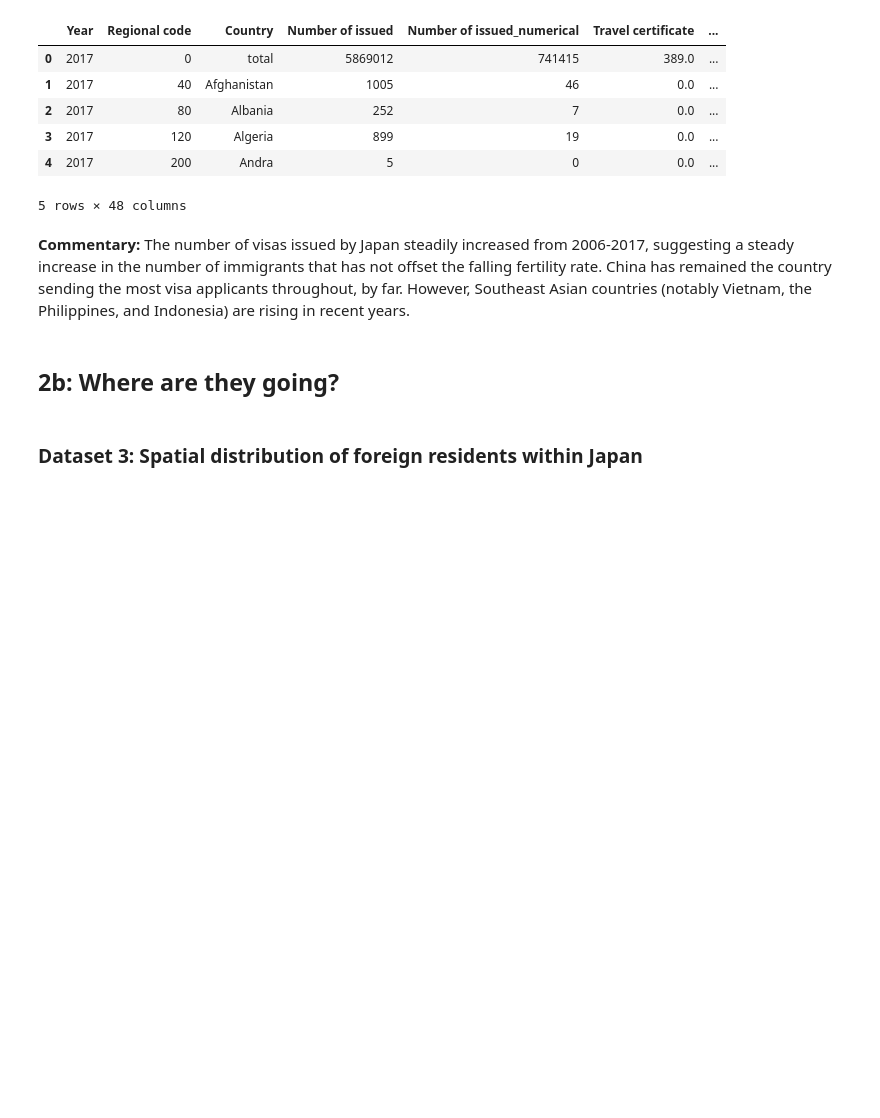
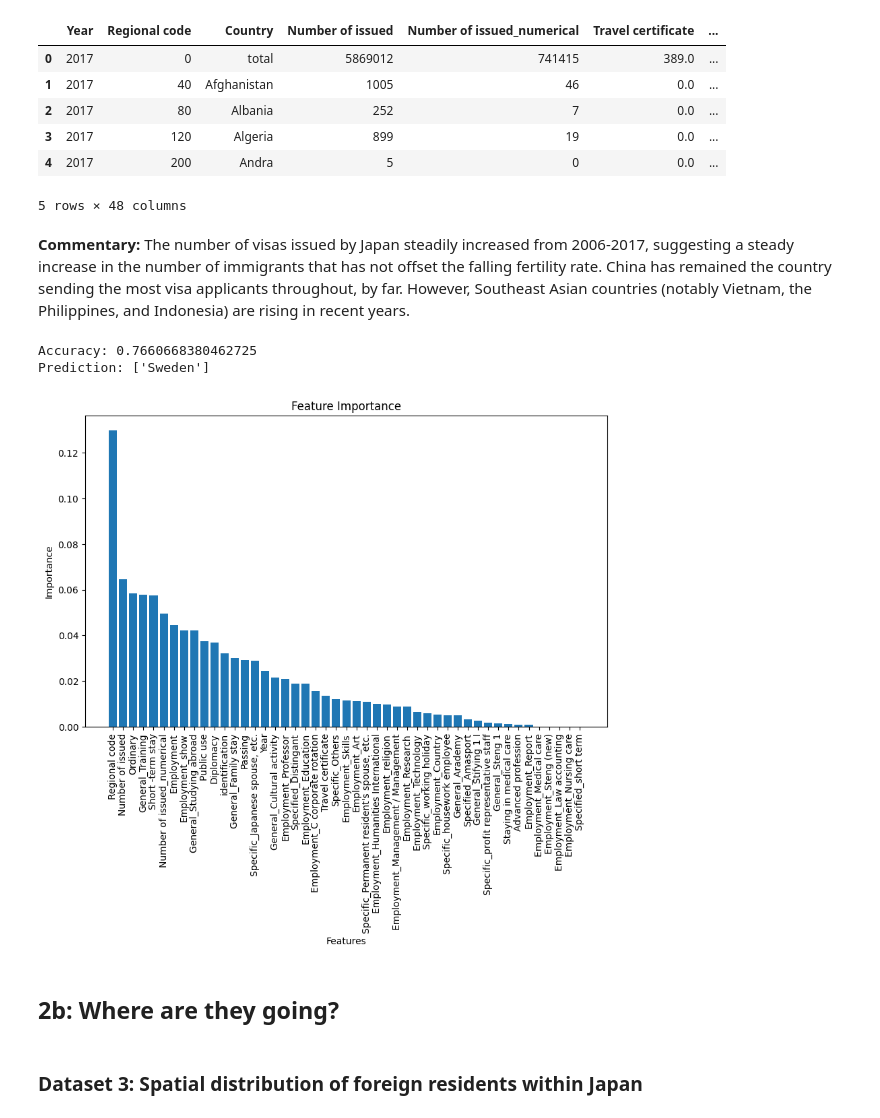
Before and after one commit to kevinwjin/cbb634, a Jupyter notebook: final_project/report.ipynb, the cells around one changed output. Saved outputs shown, nothing was run; the diff lists cells and outputs as text; code cells hidden in the pictures; blank space fills up the shorter version.

Commit message:
Random forests for visa prediction

```diff
--- a/final_project/report.ipynb
+++ b/final_project/report.ipynb
@@ -213,6 +213,69 @@ fig.update_layout(title='Number of Visas Issued Over Time for Top Ten Countries
 fig.show()
 # %% [markdown]
 **Commentary:** The number of visas issued by Japan steadily increased from 2006-2017, suggesting a steady increase in the number of immigrants that has not offset the falling fertility rate. China has remained the country sending the most visa applicants throughout, by far. However, Southeast Asian countries (notably Vietnam, the Philippines, and Indonesia) are rising in recent years.
+# %%
+# Attempt to predict the number of visas issued for each country in 2018 using Random Forests
+import pandas as pd
+from sklearn.model_selection import train_test_split
+from sklearn.ensemble import RandomForestClassifier
+from sklearn.metrics import accuracy_score
+from sklearn.preprocessing import StandardScaler
+
+# Load the dataset
+visas = pd.read_csv("datasets/2_immigration/visa_number_in_japan.csv")
+
+# Preprocess the data
+X = visas.drop(columns=["Country"])
+X.fillna(0, inplace=True) # Replace NaN with 0
+y = visas["Country"]
+
+# Normalize the data
+scaler = StandardScaler()
+X_normalized = scaler.fit_transform(X)
+
+# Split the data into training and testing sets
+X_train, X_test, y_train, y_test = train_test_split(X_normalized, y, test_size=0.2, random_state=42)
+
+# Create and train the Random Forest classifier
+n_estimators = 100  # Number of trees in the forest
+model = RandomForestClassifier(n_estimators=n_estimators)
+model.fit(X_train, y_train)
+
+# Make predictions on the test set
+y_pred = model.predict(X_test)
+
+# Evaluate the model
+accuracy = accuracy_score(y_test, y_pred)
+print("Accuracy:", accuracy)
+
+# Make a prediction
+prediction = model.predict(X_test[0].reshape(1, -1))
+print("Prediction:", prediction)
+# %% [output]
+Accuracy: 0.7660668380462725
+Prediction: ['Sweden']
+# %%
+# Plot feature importances of the Random Forest classifier
+import matplotlib.pyplot as plt
+
+# Get feature importances
+importances = model.feature_importances_
+
+# Get feature names
+feature_names = X.columns
+
+# Sort feature importances in descending order
+indices = importances.argsort()[::-1]
+
+plt.figure(figsize=(10, 6))
+plt.bar(range(X.shape[1]), importances[indices])
+plt.xticks(range(X.shape[1]), feature_names[indices], rotation=90)
+plt.xlabel("Features")
+plt.ylabel("Importance")
+plt.title("Feature Importance")
+plt.show()
+# %% [output]
+[figure, added]
 # %% [markdown]
 ## 2b: Where are they going?
 # %% [markdown]
```
